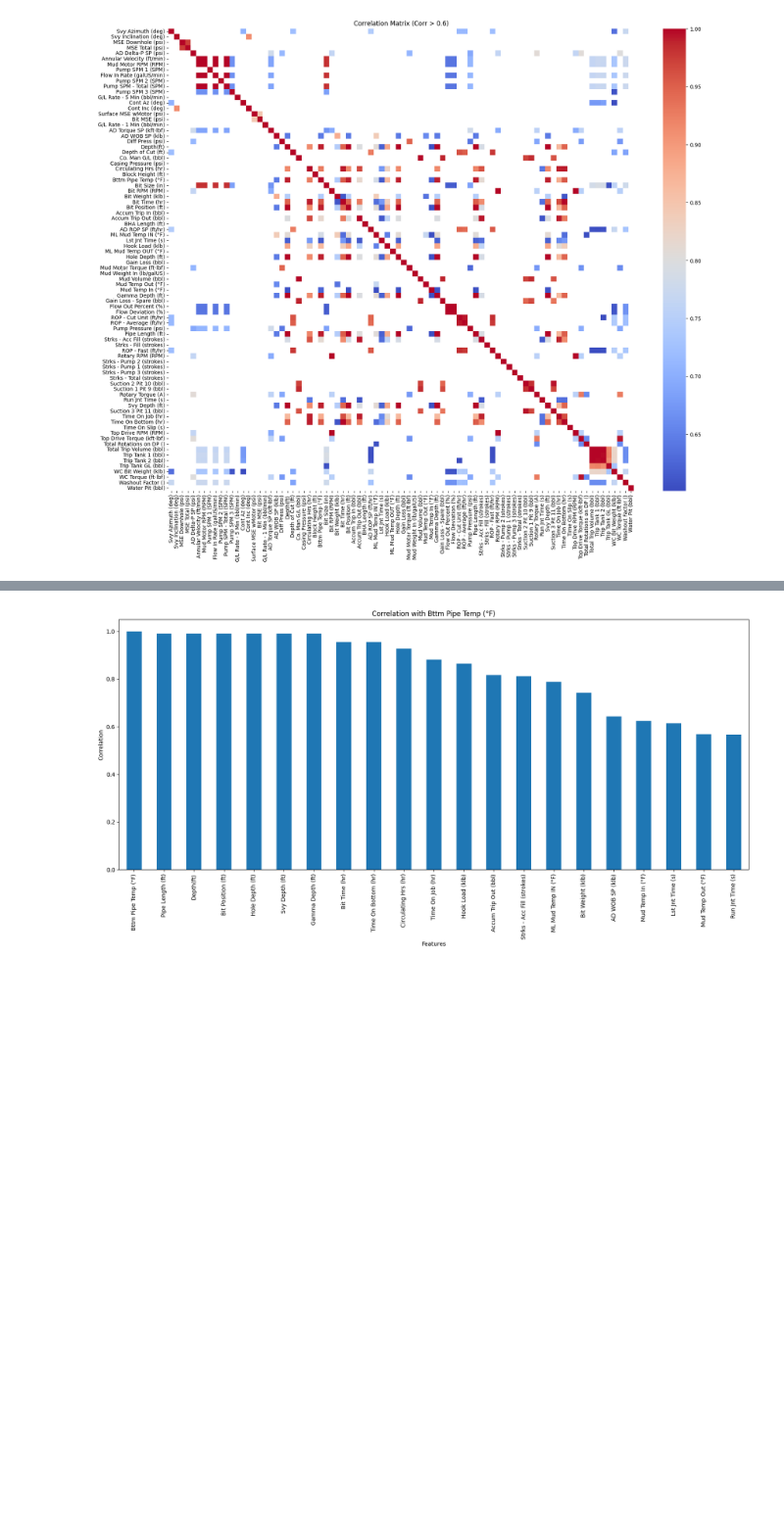
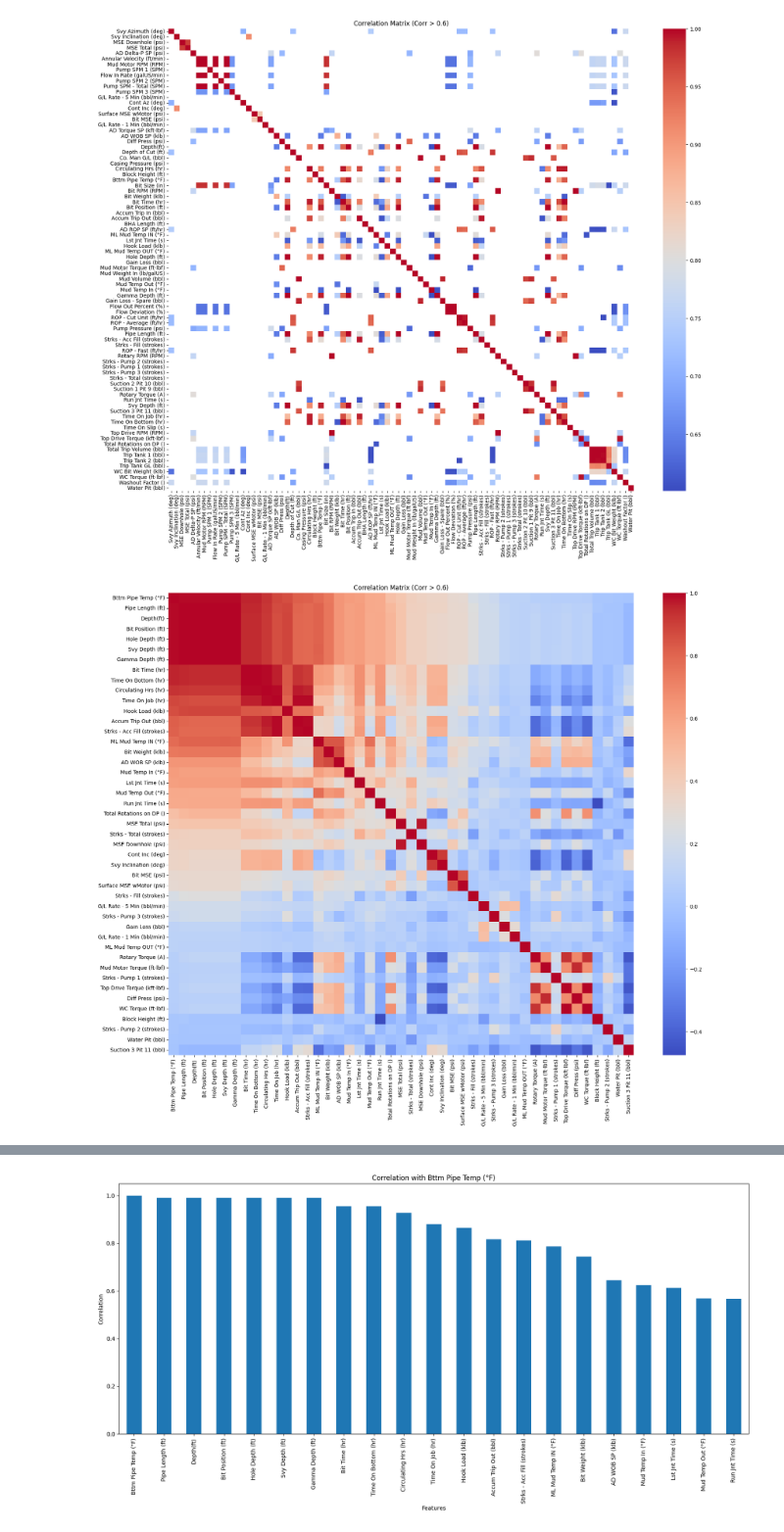
Before and after one commit to atheeralattar/SPE-ML-Challenge-Fervo, a Jupyter notebook: codebase/src/playground.ipynb, the cells around one changed output, grey strips where cells are left out. Shown at 98% size. Drawn from its saved outputs; the diff is of its cells as text; code cells hidden in the pictures; blank space fills up the shorter version.

```diff
--- a/codebase/src/playground.ipynb
+++ b/codebase/src/playground.ipynb
@@ -187,4 +187,16 @@ plt.show()
 # %% [output]
 [figure]
 # %%
-filtered_corr = corr.loc['Bttm Pipe Temp (°F)', :][corr.loc['Bttm Pipe Temp (°F)', :]>0.5].sort_values(ascending=False)
+filtered_corr = corr.loc['Bttm Pipe Temp (°F)', :][corr.loc['Bttm Pipe Temp (°F)', :] > 0].sort_values(ascending=False)
+# %%
+positive_corrs_cols = filtered_corr.index.tolist()
+# %%
+df3_clean[positive_corrs_cols].corr()
+
+#plot the corr matrix
+plt.figure(figsize=(20, 16))
+sns.heatmap(df3_clean[positive_corrs_cols].corr(), annot=False, cmap='coolwarm')
+plt.title('Correlation Matrix (Corr > 0.6)')
+plt.show()
+# %% [output]
+[figure, added]
```
Also changed, not shown: parts of 6 cells of this notebook, 3 other files.
